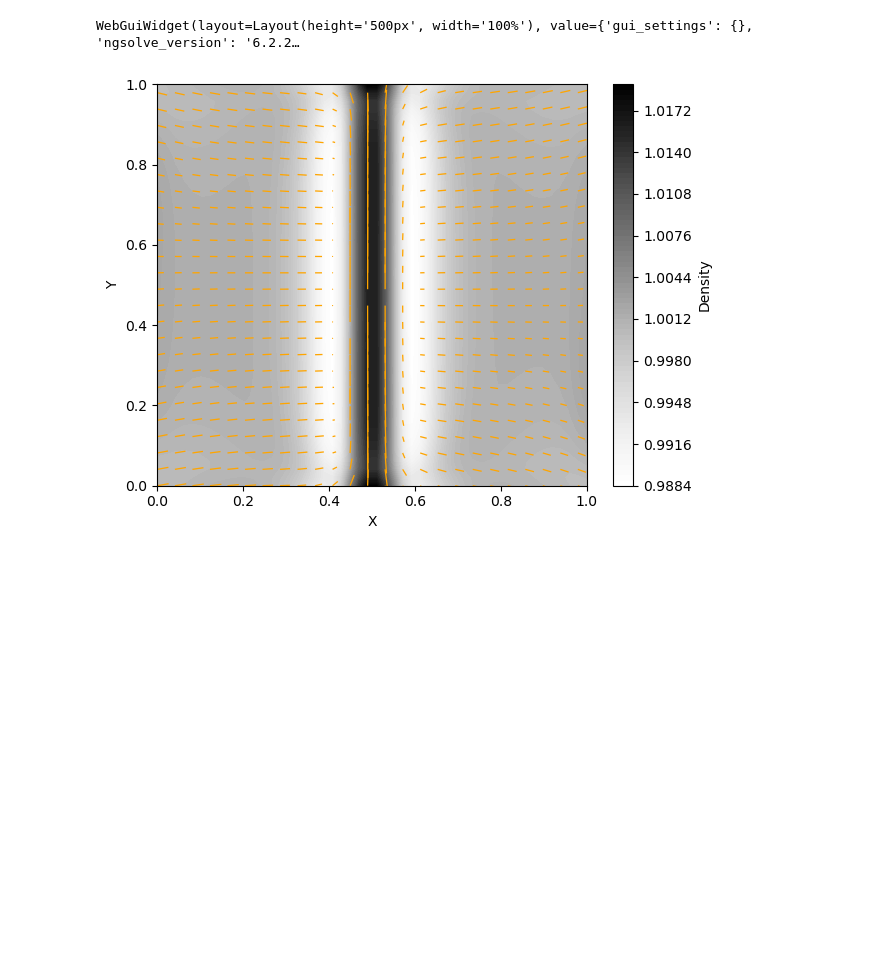
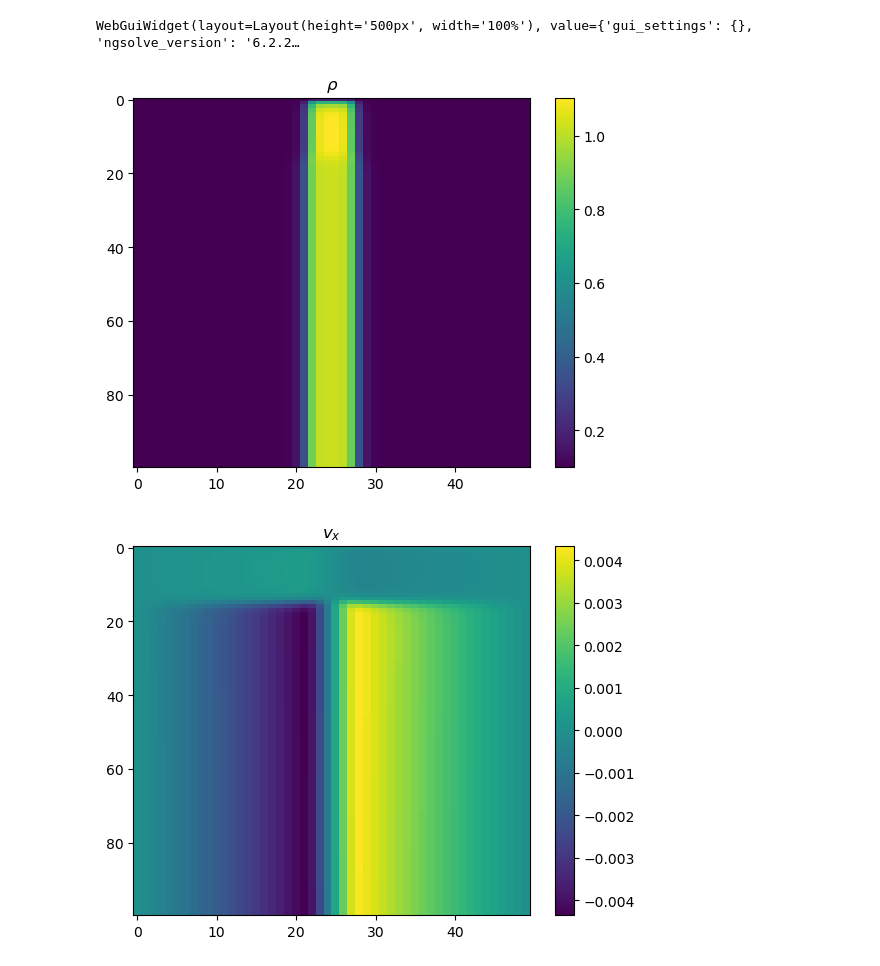
Before and after one commit to Irene-Li/Zebrafish_cleavage, a Jupyter notebook: notebooks/active_gel_fem.ipynb, the cells around one changed output. Drawn from its saved outputs; the diff is of its cells as text; code cells hidden in the pictures; blank space fills up the shorter version.

```diff
--- a/notebooks/active_gel_fem.ipynb
+++ b/notebooks/active_gel_fem.ipynb
@@ -94,38 +156,28 @@ nx, ny = utils.nematic_to_vector(Q_vals, q_vals)
-# %%
-# Plot the contour for rho_vals
-contour = plt.contourf(X, Y, rho_vals, levels=100, cmap='Greys')
-plt.colorbar(label='Density')
-
-# Create a mesh grid for quiver plot
-X_mesh, Y_mesh = np.meshgrid(X, Y)
-
-# Extract x and y components of the velocity vectors
-vx = v_vals[:, :, 0]
-vy = v_vals[:, :, 1]
-
-# Add quiver plot for v_vals (may need to adjust scale and density)
-# Using a subset of points for clarity
-stride = 2 # Adjust this to show more or fewer arrows
-# plt.quiver(X_mesh[::stride, ::stride], Y_mesh[::stride, ::stride],
-#            vx[::stride, ::stride], vy[::stride, ::stride],
-#            color='orange',
-#            width=0.003,     # Increase width to make arrow shafts thicker
-#            headwidth=3,     # Increase headwidth for wider arrowheads
-#            headlength=5,    # Increase headlength for longer arrowheads
-#            headaxislength=6 # Increase headaxislength for more pronounced heads
-# )
-
-plt.quiver(X_mesh[::stride, ::stride], Y_mesh[::stride, ::stride],
-           nx[::stride, ::stride], ny[::stride, ::stride],
-           color='orange',
-           width=0.003,     # Increase width to make arrow shafts thicker
-           headlength=0,
-           headaxislength=0
-)
-
-plt.xlabel('X')
-plt.ylabel('Y')
-plt.tight_layout()
-plt.show()
-# %% [output]
-[figure, removed]
+# %%
+filename = 'sim_data/test'
+
+n_samples = 50
+data= sim.export_to_npy(filename, n_samples=n_samples)
+# %%
+plt.imshow(data[:, 24, :, 0], aspect='auto', interpolation='none')
+plt.colorbar()
+plt.title(r'$\rho$')
+plt.show()
+
+plt.imshow(data[:, 24, :, 1], aspect='auto', interpolation='none')
+plt.colorbar()
+plt.title(r'$v_x$')
+plt.show()
+
+plt.imshow(data[:, 24, :, 2], aspect='auto', interpolation='none')
+plt.colorbar()
+plt.title(r'$v_y$')
+plt.show()
+
+plt.imshow(data[:, 24, :, -2], aspect='auto', interpolation='none')
+plt.colorbar()
+plt.title(r'$Q_{xx}$')
+plt.show()
+# %% [output]
+[figure, added]
+[figure, added]
```
Also changed, not shown: parts of 14 cells of this notebook, 3 other files.
